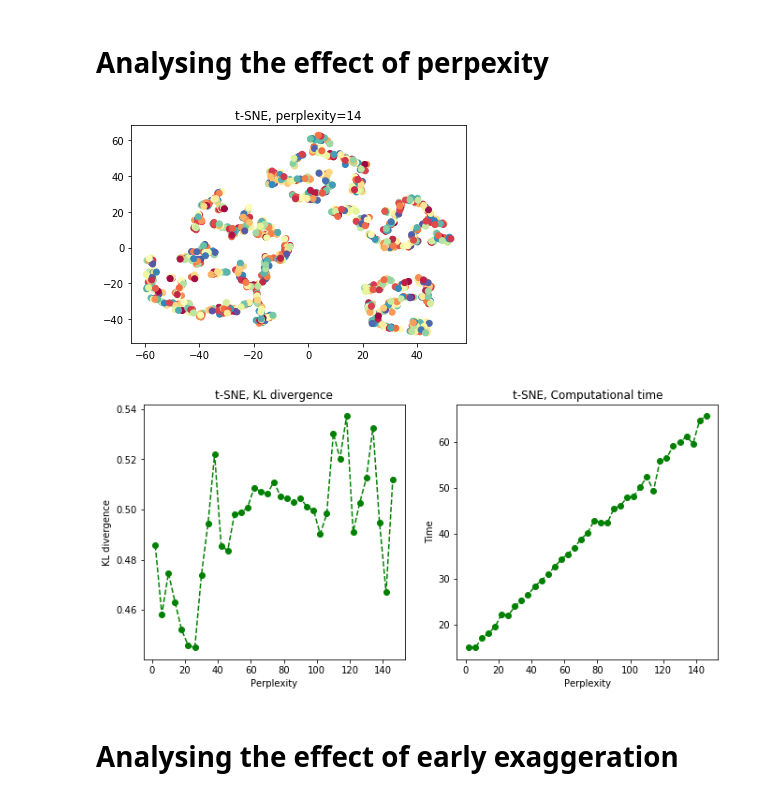
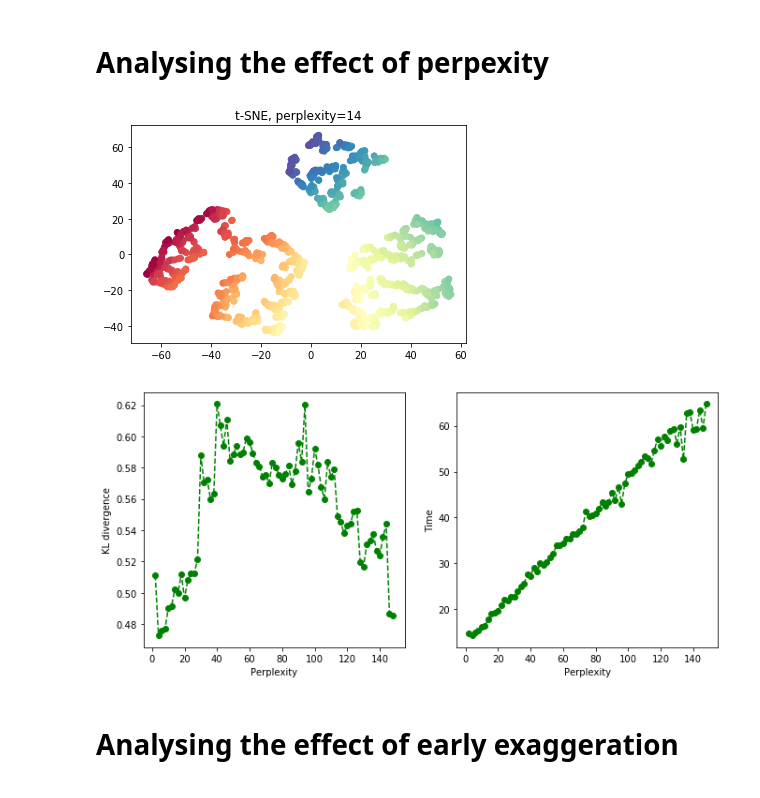
Before and after one commit to hbjornoy/t-SNE-vs-LLE, a Jupyter notebook: Section III B-2.ipynb, the cells around one changed output. Saved outputs shown, nothing was run; the diff lists cells and outputs as text; code cells hidden in the pictures.

Commit message:
oppdatert alle pickles, bruker vår implementasjon av swiss roll

```diff
--- a/Section III B-2.ipynb
+++ b/Section III B-2.ipynb
@@ -24,7 +25,7 @@ In this section, an ordinary Swiss roll with 1000 data points and noise set to 0
 # %% [markdown]
 ## Importing and plotting the data set:
 # %%
-X, color=make_swiss_roll(1000, noise=0.01)
+X, color=HL.make_swissroll(n=1000, noise=0.01)
 # %%
 fig = plt.figure()
 ax = fig.add_subplot(111, projection='3d')
@@ -46,7 +47,7 @@ consisting of a trnsformation for each perpelxity. It takes some time to create
 we have made them available in a pickle"""
 
 per=np.arange(2,150,2)
-create=True
+create=False
 if create:
     p_Z=[]
     p_times=np.zeros(len(per))
@@ -71,13 +72,13 @@ else:
 # %%
 interactive(plot_inter, Z=fixed(p_Z), color=fixed(color),var=fixed(per),transformation=fixed('t-sne'), variable=fixed('per'), i=widgets.IntSlider(min=0,max=len(per)-1,step=1, value=0))
 # %%
-plot_and_save_tsne(14, "per14.pdf")
+plot_and_save_tsne(14, "per14.pdf",color=color, Z=p_Z)
 # %% [output]
-[figure, old version]
+[figure, new version]
 # %%
 plot_error_and_time(per, p_kl_divergence,p_times, variable="Perplexity", error_type='KL divergence', filename=False)
 # %% [output]
-[figure, old version]
+[figure, new version]
 # %% [markdown]
 # Analysing the effect of early exaggeration
 # %%
```
Also changed, not shown: parts of 8 cells of this notebook, 28 other files.
